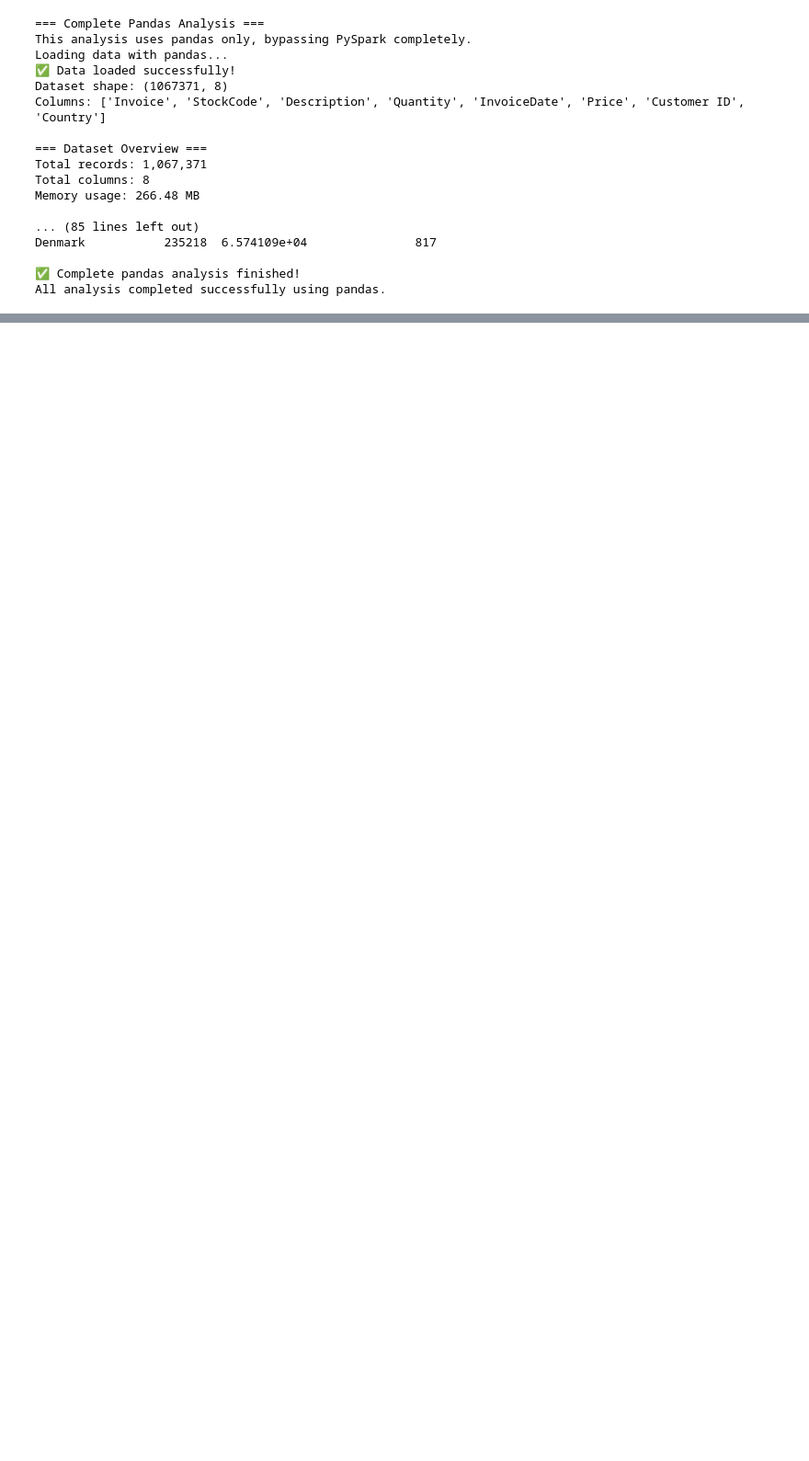
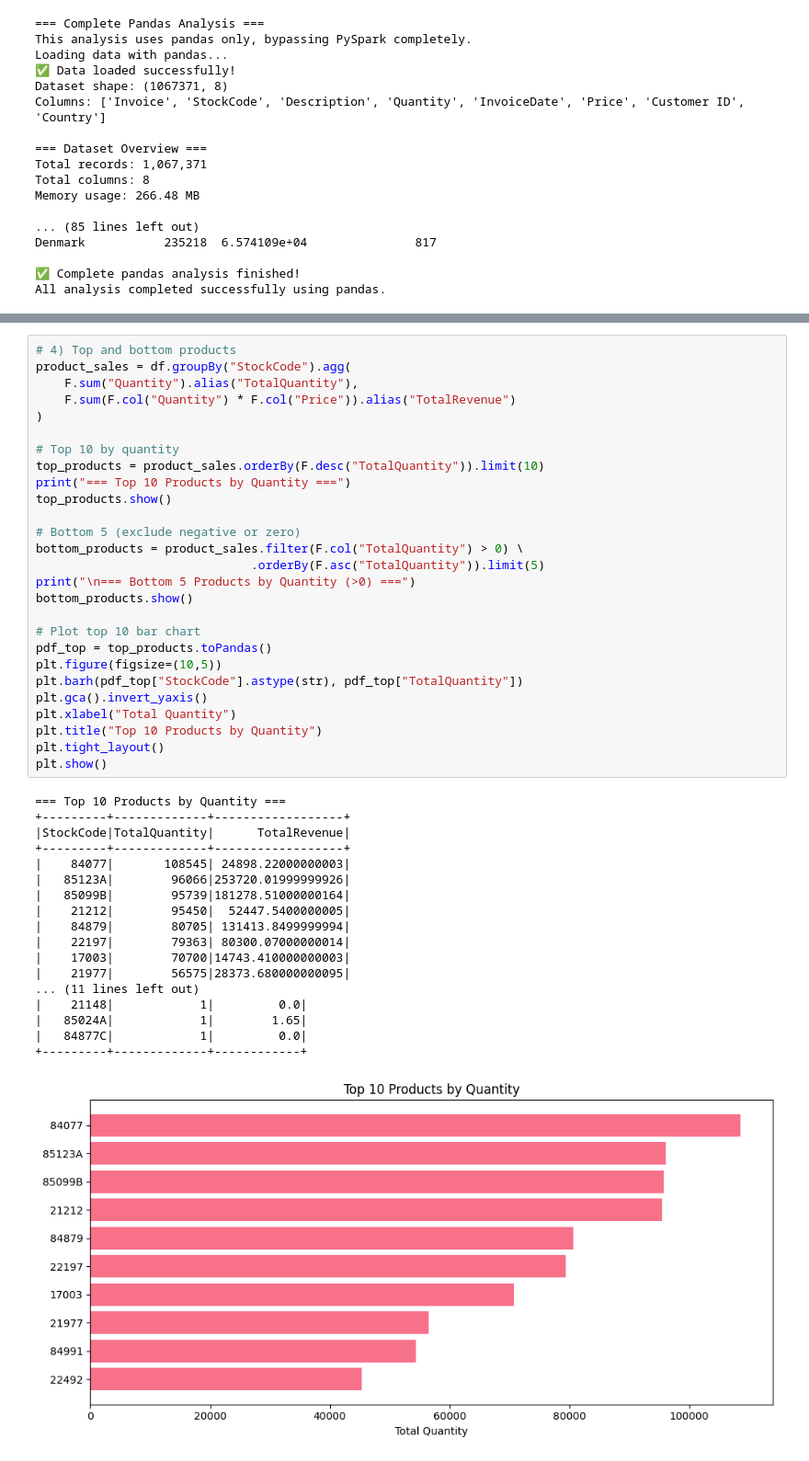
Before and after one commit to Hachi630/BDAS, a Jupyter notebook: Online_Retail_II_Analysis.ipynb, the cells around one changed output, grey strips where cells are left out. Shown at 92% size. Saved outputs shown, nothing was run; the diff lists cells and outputs as text; blank space fills up the shorter version.

```diff
--- a/Online_Retail_II_Analysis.ipynb
+++ b/Online_Retail_II_Analysis.ipynb
@@ -777,0 +1134,46 @@ All analysis completed successfully using pandas.
+# %%
+# 4) Top and bottom products
+product_sales = df.groupBy("StockCode").agg(
+    F.sum("Quantity").alias("TotalQuantity"),
+    F.sum(F.col("Quantity") * F.col("Price")).alias("TotalRevenue")
+)
+
+# Top 10 by quantity
+top_products = product_sales.orderBy(F.desc("TotalQuantity")).limit(10)
+print("=== Top 10 Products by Quantity ===")
+top_products.show()
+
+# Bottom 5 (exclude negative or zero)
+bottom_products = product_sales.filter(F.col("TotalQuantity") > 0) \
+                              .orderBy(F.asc("TotalQuantity")).limit(5)
+print("\n=== Bottom 5 Products by Quantity (>0) ===")
+bottom_products.show()
+
+# Plot top 10 bar chart
+pdf_top = top_products.toPandas()
+plt.figure(figsize=(10,5))
+plt.barh(pdf_top["StockCode"].astype(str), pdf_top["TotalQuantity"])
+plt.gca().invert_yaxis()
+plt.xlabel("Total Quantity")
+plt.title("Top 10 Products by Quantity")
+plt.tight_layout()
+plt.show()
+# %% [output]
+=== Top 10 Products by Quantity ===
++---------+-------------+------------------+
+|StockCode|TotalQuantity|      TotalRevenue|
++---------+-------------+------------------+
+|    84077|       108545| 24898.22000000003|
+|   85123A|        96066|253720.01999999926|
+|   85099B|        95739|181278.51000000164|
+|    21212|        95450|  52447.5400000005|
+|    84879|        80705| 131413.8499999994|
+|    22197|        79363| 80300.07000000014|
+|    17003|        70700|14743.410000000003|
+|    21977|        56575|28373.680000000095|
+... (11 lines left out)
+|    21148|            1|         0.0|
+|   85024A|            1|        1.65|
+|   84877C|            1|         0.0|
++---------+-------------+------------+
+[figure, added]
```
Also changed, not shown: parts of 9 cells of this notebook.
